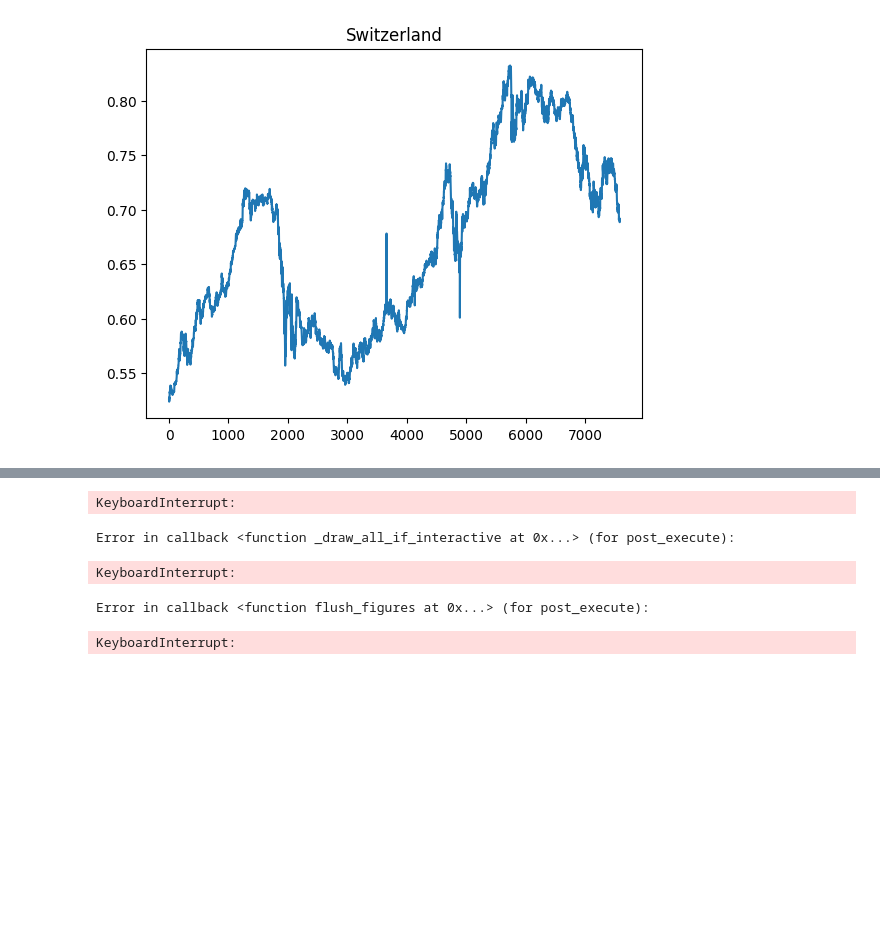
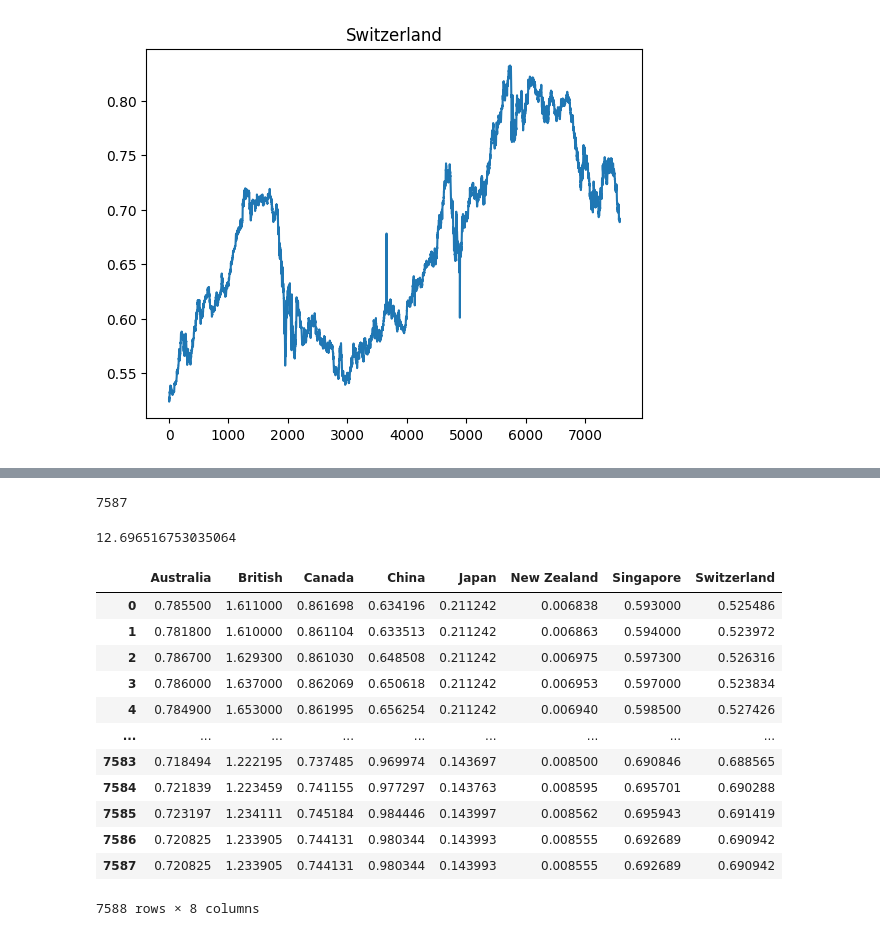
Before and after one commit to VictorGirou/STA-TSN, a Jupyter notebook: check_solution.ipynb, the cells around one changed output, grey strips where cells are left out. Drawn from its saved outputs; the diff is of its cells as text; code cells hidden in the pictures; blank space fills up the shorter version.

```diff
--- a/check_solution.ipynb
+++ b/check_solution.ipynb
@@ -18,2 +18,9 @@ data_set_train,data_set_test = data.iloc[:-34,:],data.iloc[-34:,:]
 # %%
-data_set_test
+
+data_set = pd.read_csv(r'Dataset/exchange_rate.csv')
+train_val_data = data_set[: int(0.99 * len(data_set))]
+
+validation_data = train_val_data[int(0.8 * len(train_val_data)):].copy()
+train_data = train_val_data[: int(0.8 * len(train_val_data))]
+
+test_data = data_set[int(0.95 * len(data_set)):]
@@ -195,9 +204,30 @@ plt.legend()
 # %%
-for elt in points:
-        plt.scatter(x=elt[0],y=elt[1])
+points=predict_fn(model,data_set,prediction_horizon,window_size=40)
-# %% [output]
-KeyboardInterrupt:
-Error in callback <function _draw_all_if_interactive at 0x...> (for post_execute):
-KeyboardInterrupt:
-Error in callback <function flush_figures at 0x...> (for post_execute):
-KeyboardInterrupt:
+# %%
+points=predict_fn(model,data_set,prediction_horizon,window_size=40)
+df_points=pd.DataFrame(points.detach().numpy())
+df_points[0]=df_points[0].astype('int')
+df_points= df_points.groupby(0).mean()
+np.linalg.norm(data_set.iloc[df_points.index-1,0].values.flatten()-df_points.values.flatten())
+# %% [output]
+7587
+# %%
+np.linalg.norm(data_set.iloc[df_points.index-1,0].values.flatten()-df_points.values.flatten())
+# %% [output]
+12.696516753035064
+# %%
+data_set
+# %% [output]
+|  | Australia | British | Canada | China | Japan | New Zealand | Singapore | Switzerland |
+| 0 | 0.785500 | 1.611000 | 0.861698 | 0.634196 | 0.211242 | 0.006838 | 0.593000 | 0.525486 |
+| 1 | 0.781800 | 1.610000 | 0.861104 | 0.633513 | 0.211242 | 0.006863 | 0.594000 | 0.523972 |
+| 2 | 0.786700 | 1.629300 | 0.861030 | 0.648508 | 0.211242 | 0.006975 | 0.597300 | 0.526316 |
+| 3 | 0.786000 | 1.637000 | 0.862069 | 0.650618 | 0.211242 | 0.006953 | 0.597000 | 0.523834 |
+| 4 | 0.784900 | 1.653000 | 0.861995 | 0.656254 | 0.211242 | 0.006940 | 0.598500 | 0.527426 |
+| ... | ... | ... | ... | ... | ... | ... | ... | ... |
+| 7583 | 0.718494 | 1.222195 | 0.737485 | 0.969974 | 0.143697 | 0.008500 | 0.690846 | 0.688565 |
+| 7584 | 0.721839 | 1.223459 | 0.741155 | 0.977297 | 0.143763 | 0.008595 | 0.695701 | 0.690288 |
+| 7585 | 0.723197 | 1.234111 | 0.745184 | 0.984446 | 0.143997 | 0.008562 | 0.695943 | 0.691419 |
+| 7586 | 0.720825 | 1.233905 | 0.744131 | 0.980344 | 0.143993 | 0.008555 | 0.692689 | 0.690942 |
+| 7587 | 0.720825 | 1.233905 | 0.744131 | 0.980344 | 0.143993 | 0.008555 | 0.692689 | 0.690942 |
+7588 rows × 8 columns
```
Also changed, not shown: parts of 18 cells of this notebook, 1 other file.
